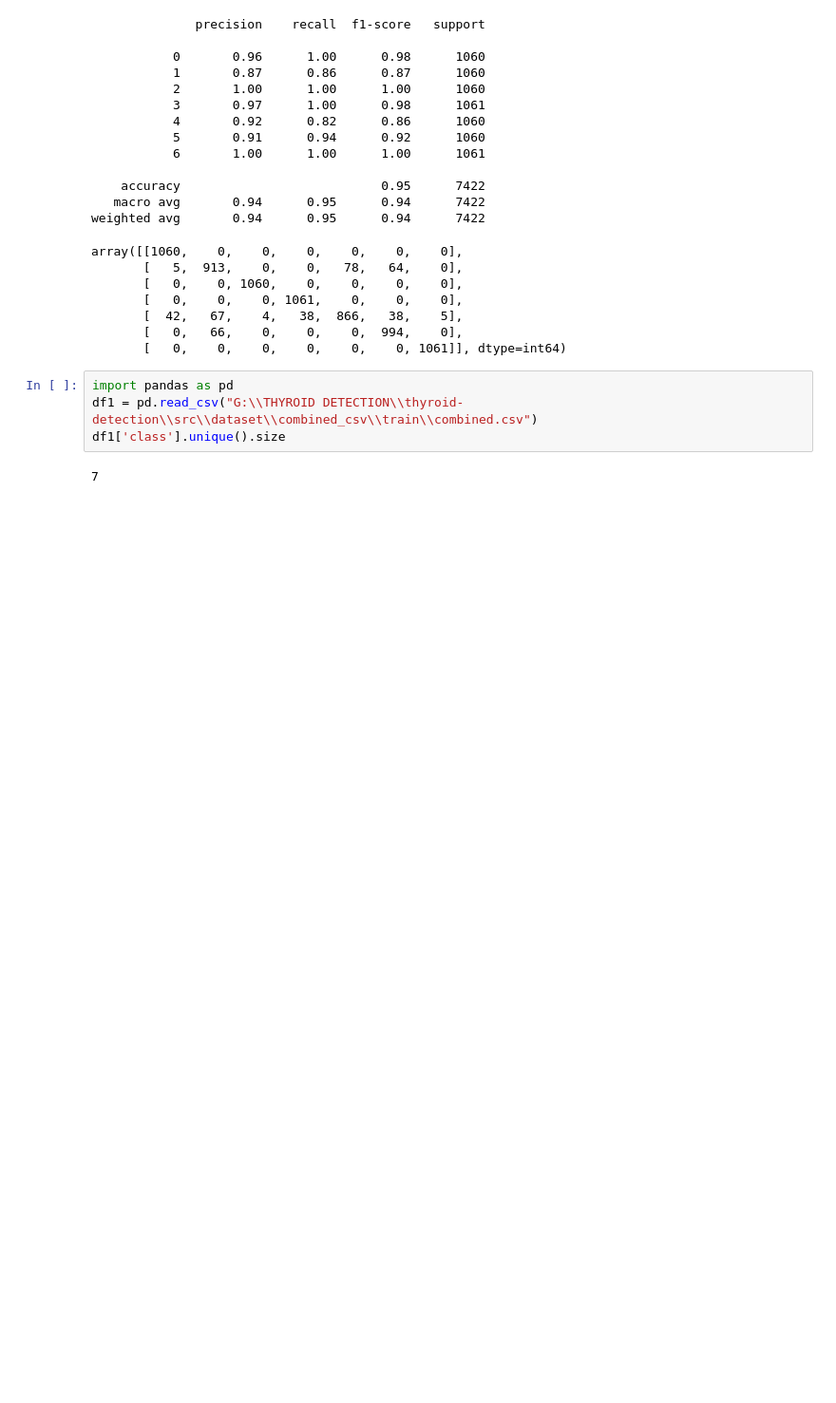
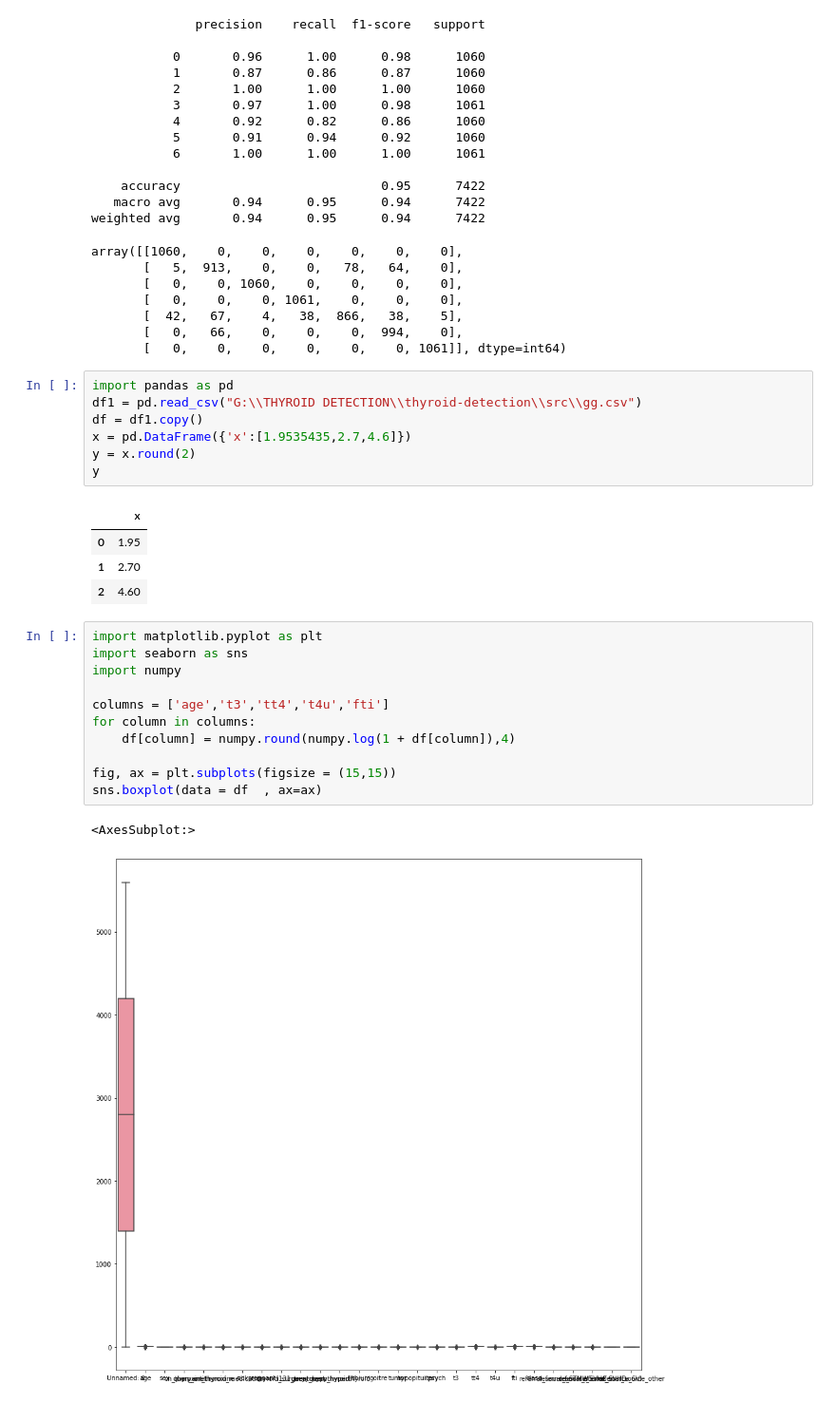
Before and after one commit to personal-internship-projects/thyroid-detection, a Jupyter notebook: src/eda.ipynb, the cells around one changed output. Shown at 95% size. Drawn from its saved outputs; the diff is of its cells as text; blank space fills up the shorter version.

```diff
--- a/src/eda.ipynb
+++ b/src/eda.ipynb
@@ -390,7 +390,27 @@ array([[1060,    0,    0,    0,    0,    0,    0],
        [   0,    0,    0,    0,    0,    0, 1061]], dtype=int64)
 # %%
 import pandas as pd
-df1 = pd.read_csv("G:\\THYROID DETECTION\\thyroid-detection\\src\\dataset\\combined_csv\\train\\combined.csv")
-df1['class'].unique().size
+df1 = pd.read_csv("G:\\THYROID DETECTION\\thyroid-detection\\src\\gg.csv")
+df = df1.copy()
+x = pd.DataFrame({'x':[1.9535435,2.7,4.6]})
+y = x.round(2)
+y
 # %% [output]
-7
+|  | x |
+| 0 | 1.95 |
+| 1 | 2.70 |
+| 2 | 4.60 |
+# %%
+import matplotlib.pyplot as plt
+import seaborn as sns
+import numpy
+
+columns = ['age','t3','tt4','t4u','fti']
+for column in columns:
+    df[column] = numpy.round(numpy.log(1 + df[column]),4)
+
+fig, ax = plt.subplots(figsize = (15,15))
+sns.boxplot(data = df  , ax=ax)
+# %% [output]
+<AxesSubplot:>
+[figure, added]
```
Also changed, not shown: parts of 10 cells of this notebook.
